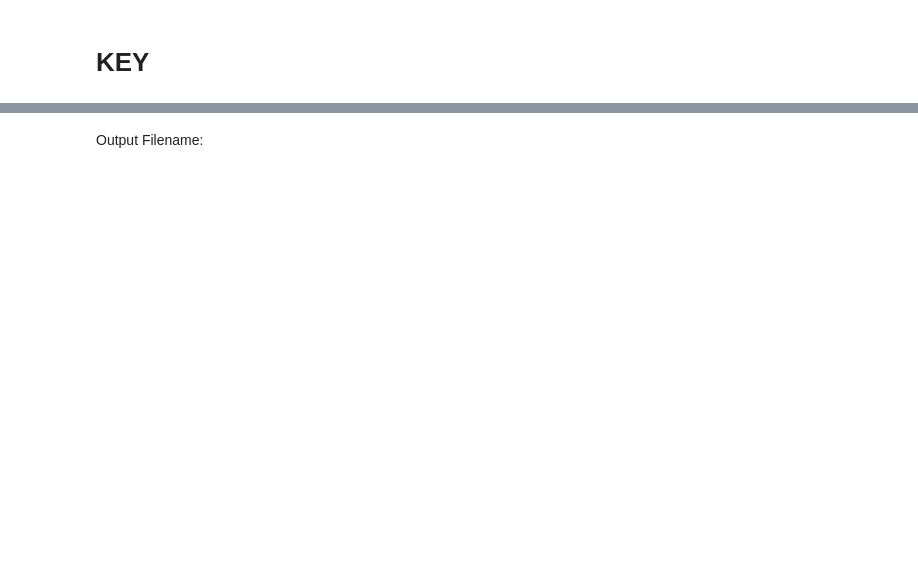
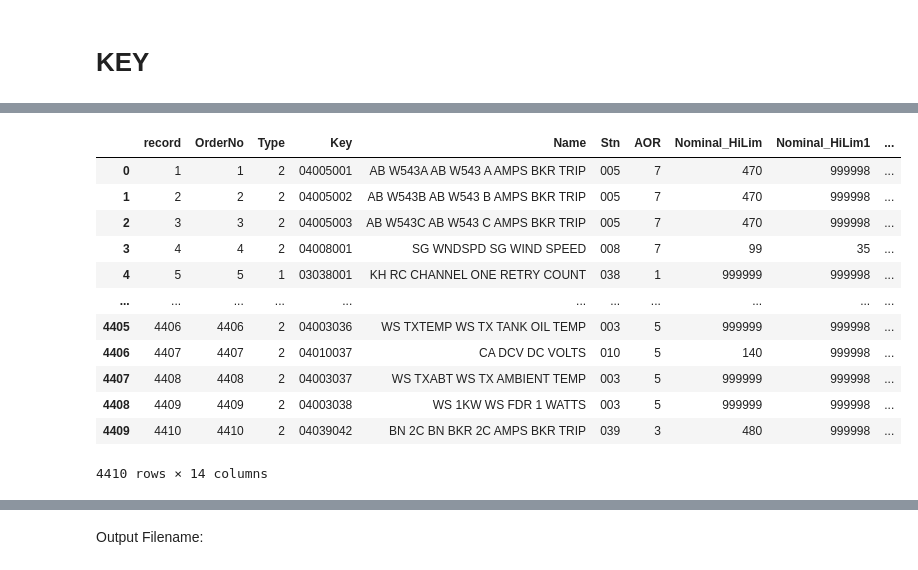
Before and after one commit to arielgv/Estructuracion, a Jupyter notebook: scada_code.ipynb, the cells around one changed output, grey strips where cells are left out. Saved outputs shown, nothing was run; the diff lists cells and outputs as text; code cells hidden in the pictures; blank space fills up the shorter version.

```diff
--- a/scada_code.ipynb
+++ b/scada_code.ipynb
@@ -380,2 +532,13 @@ df_new['Nominal_LoLim1'] = df_copy['Alm_preLo  ']
+# %%
+df_new['Nominal_HiLim1'] = df_new['Nominal_HiLim1'].astype(float)
+df_new['Nominal_LoLim1'] = df_new['Nominal_LoLim1'].astype(float)
+
+# Reemplaza los valores
+df_new['Nominal_HiLim1'] = df_new['Nominal_HiLim1'].replace(0.0, 999998)
+df_new['Nominal_LoLim1'] = df_new['Nominal_LoLim1'].replace(0.0, -999998)
+# %%
+# Redondea los números a enteros y convierte a cadena
+df_new['Nominal_HiLim1'] = df_new['Nominal_HiLim1'].astype(int).astype(str)
+df_new['Nominal_LoLim1'] = df_new['Nominal_LoLim1'].astype(int).astype(str)
 # %%
 df_new
@@ -433,3 +638,19 @@ df_new
 # %%
-df_new = df_new[['Type', 'Key', 'Name', 'Stn', 'AOR', 'Nominal_HiLim', 'Nominal_HiLim1', 'Nominal_LoLim', 'Nominal_LoLim1', 'pScale EU_Hi', 'AlarmGrp']].copy()
+df_new = df_new[['record', 'OrderNo','Type', 'Key', 'Name', 'Stn', 'AOR', 'Nominal_HiLim', 'Nominal_HiLim1', 'Nominal_LoLim', 'Nominal_LoLim1', 'pScale EU_Hi', 'AlarmGrp']].copy()
 df_new['ICAddress'] = "NaN"
+# %%
+df_new
+# %% [output]
+|  | record | OrderNo | Type | Key | Name | Stn | AOR | Nominal_HiLim | Nominal_HiLim1 | ... |
+| 0 | 1 | 1 | 2 | 04005001 | AB W543A AB W543 A AMPS BKR TRIP | 005 | 7 | 470 | 999998 | ... |
+| 1 | 2 | 2 | 2 | 04005002 | AB W543B AB W543 B AMPS BKR TRIP | 005 | 7 | 470 | 999998 | ... |
+| 2 | 3 | 3 | 2 | 04005003 | AB W543C AB W543 C AMPS BKR TRIP | 005 | 7 | 470 | 999998 | ... |
+| 3 | 4 | 4 | 2 | 04008001 | SG WNDSPD SG WIND SPEED | 008 | 7 | 99 | 35 | ... |
+| 4 | 5 | 5 | 1 | 03038001 | KH RC CHANNEL ONE RETRY COUNT | 038 | 1 | 999999 | 999998 | ... |
+| ... | ... | ... | ... | ... | ... | ... | ... | ... | ... | ... |
+| 4405 | 4406 | 4406 | 2 | 04003036 | WS TXTEMP WS TX TANK OIL TEMP | 003 | 5 | 999999 | 999998 | ... |
+| 4406 | 4407 | 4407 | 2 | 04010037 | CA DCV DC VOLTS | 010 | 5 | 140 | 999998 | ... |
+| 4407 | 4408 | 4408 | 2 | 04003037 | WS TXABT WS TX AMBIENT TEMP | 003 | 5 | 999999 | 999998 | ... |
+| 4408 | 4409 | 4409 | 2 | 04003038 | WS 1KW WS FDR 1 WATTS | 003 | 5 | 999999 | 999998 | ... |
+| 4409 | 4410 | 4410 | 2 | 04039042 | BN 2C BN BKR 2C AMPS BKR TRIP | 039 | 3 | 480 | 999998 | ... |
+4410 rows × 14 columns
```
Also changed, not shown: parts of 29 cells of this notebook.
